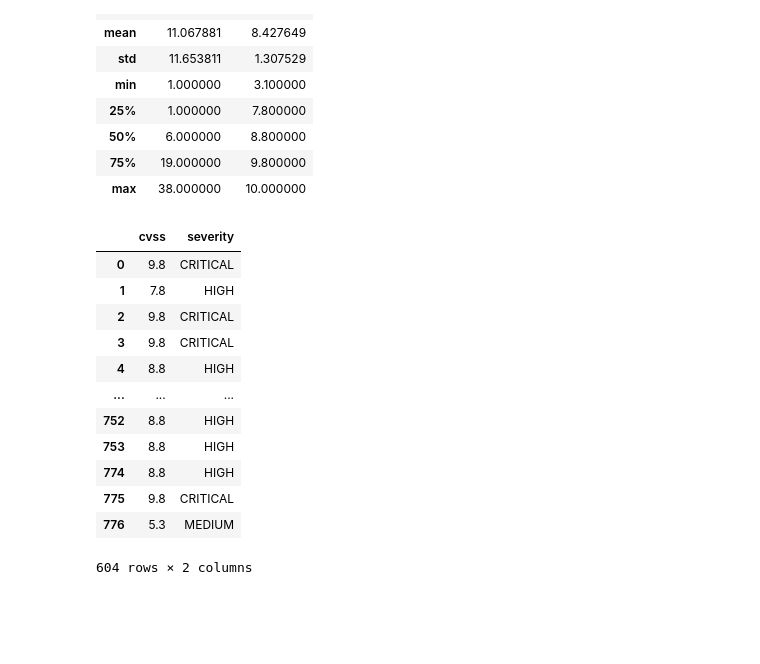
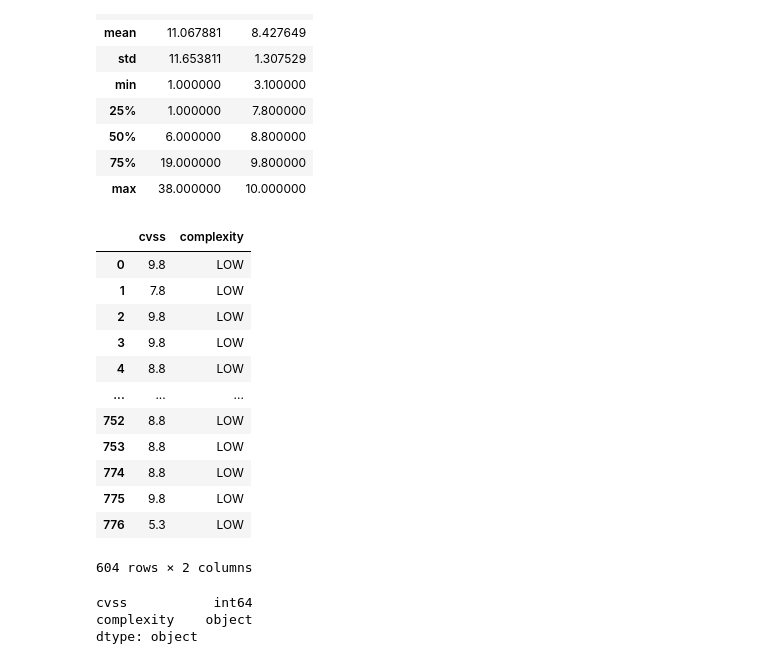
Before and after one commit to S10241798/AITT, a Jupyter notebook: AITT Assignment.ipynb, the cells around one changed output. Drawn from its saved outputs; the diff is of its cells as text; code cells hidden in the pictures; blank space fills up the shorter version.

```diff
--- a/AITT Assignment.ipynb
+++ b/AITT Assignment.ipynb
@@ -101,23 +101,30 @@ df.describe()
 | max | 38.000000 | 10.000000 |
 # %%
 # to complete data cleaning, we will drop all columns which will not be used for the assignment.
-df_clean = df[['cvss','severity']]
+df_clean = df[['cvss','complexity']]
 df_clean
 #df_clean is the dataframe we will use for the next parts of the assignment.
 # %% [output]
-|  | cvss | severity |
-| 0 | 9.8 | CRITICAL |
-| 1 | 7.8 | HIGH |
-| 2 | 9.8 | CRITICAL |
-| 3 | 9.8 | CRITICAL |
-| 4 | 8.8 | HIGH |
+|  | cvss | complexity |
+| 0 | 9.8 | LOW |
+| 1 | 7.8 | LOW |
+| 2 | 9.8 | LOW |
+| 3 | 9.8 | LOW |
+| 4 | 8.8 | LOW |
 | ... | ... | ... |
-| 752 | 8.8 | HIGH |
-| 753 | 8.8 | HIGH |
-| 774 | 8.8 | HIGH |
-| 775 | 9.8 | CRITICAL |
-| 776 | 5.3 | MEDIUM |
+| 752 | 8.8 | LOW |
+| 753 | 8.8 | LOW |
+| 774 | 8.8 | LOW |
+| 775 | 9.8 | LOW |
+| 776 | 5.3 | LOW |
 604 rows × 2 columns
+# %%
+df_clean.dtypes
+# checking the types of the data in the new df to ensure that they are correct.
+# %% [output]
+cvss           int64
+complexity    object
+dtype: object
 # %%
 
 #importing sklearn
```
Also changed, not shown: parts of 3 cells of this notebook.
